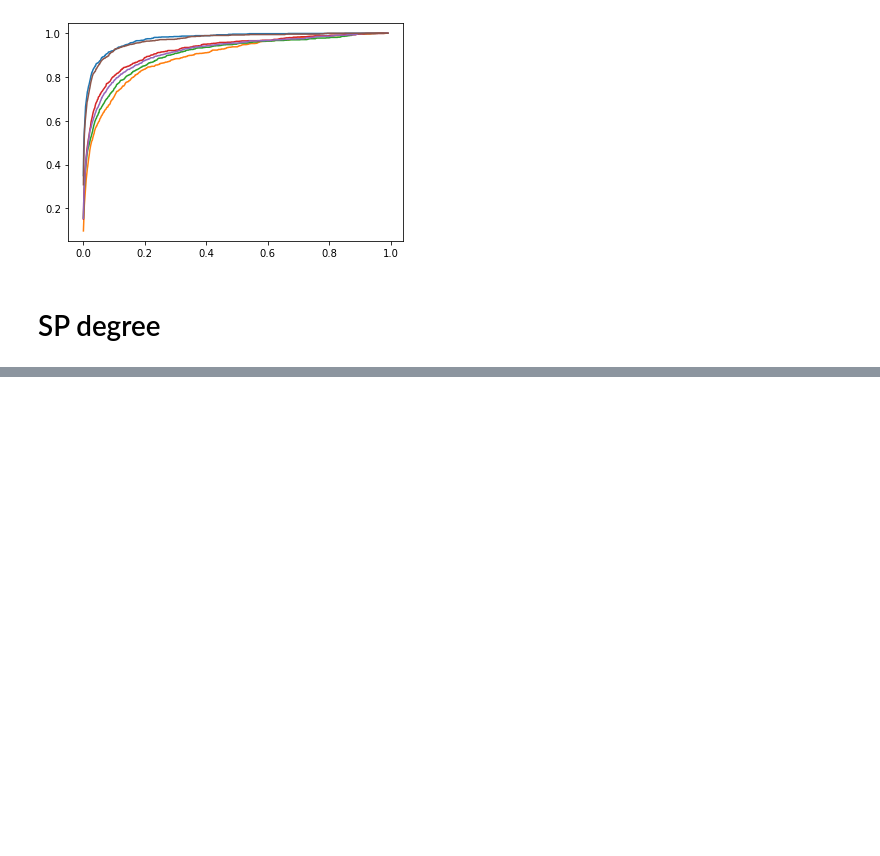
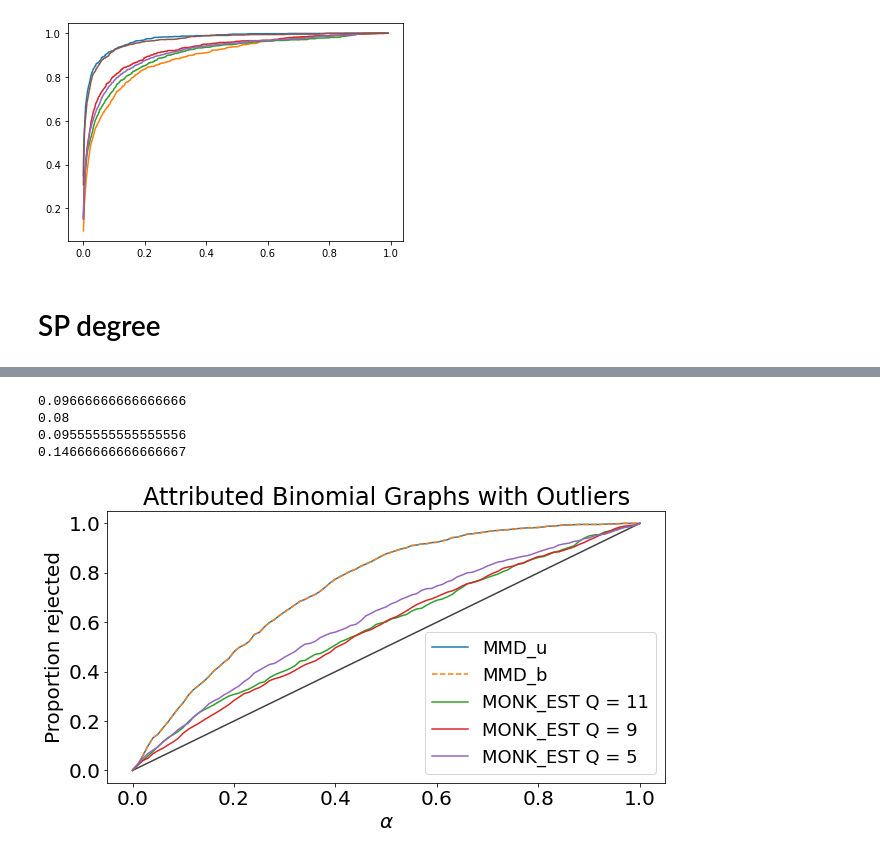
Before and after one commit to ragnarlevi/GTST, a Jupyter notebook: Analysis/Robust.ipynb, the cells around one changed output, grey strips where cells are left out. Drawn from its saved outputs; the diff is of its cells as text; code cells hidden in the pictures; blank space fills up the shorter version.

```diff
--- a/Analysis/Robust.ipynb
+++ b/Analysis/Robust.ipynb
@@ -96,0 +111,46 @@ Text(0.5, 0, 'alpha')
+# %%
+attributed_q_5 = pd.read_pickle('../data/Robust/attributed_q_5.pkl')
+attributed_q_9 = pd.read_pickle('../data/Robust/attributed_q_9.pkl')
+attributed_q_11 = pd.read_pickle('../data/Robust/attributed_q_11.pkl')
+plt.rcParams.update({'font.size': 20})
+
+alphas = np.linspace(start = 0, stop = 1, num = 101)
+MMD_u = []
+MMD_b = []
+MONK_EST_q_11 = []
+MONK_EST_q_9 = []
+MONK_EST_q_5 = []
+
+
+for alpha in alphas:
+
+    MMD_u.append(np.sum(attributed_q_11['MMD_u'] <= alpha)/attributed_q_11.shape[0])
+    MMD_b.append(np.sum(attributed_q_11['MMD_b'] <= alpha)/attributed_q_11.shape[0])
+    MONK_EST_q_11.append(np.sum(attributed_q_11['MONK_EST'] <= alpha)/attributed_q_11.shape[0])
+    MONK_EST_q_9.append(np.sum(attributed_q_9['MONK_EST'] <= alpha)/attributed_q_9.shape[0])
+    MONK_EST_q_5.append(np.sum(attributed_q_5['MONK_EST'] <= alpha)/attributed_q_5.shape[0])
+
+fig, ax = plt.subplots(1,1, figsize = (10,5))
+
+ax.plot(alphas, MMD_u, label = 'MMD_u')
+ax.plot(alphas, MMD_b, label = 'MMD_b', linestyle = 'dashed')
+ax.plot(alphas, MONK_EST_q_11, label = 'MONK_EST Q = 11')
+ax.plot(alphas, MONK_EST_q_9, label = 'MONK_EST Q = 9')
+ax.plot(alphas, MONK_EST_q_5, label = 'MONK_EST Q = 5')
+ax.plot([0,1], [0,1], alpha=0.75, zorder=0, color = 'black')
+ax.legend(prop={'size': 18})
+ax.set_title('Attributed Binomial Graphs with Outliers')
+ax.set_ylabel('Proportion rejected')
+ax.set_xlabel(r'$\alpha$')
+
+
+print(MONK_EST_q_11[np.where(alphas == 0.05)[0][0]])
+print(MONK_EST_q_9[np.where(alphas == 0.05)[0][0]])
+print(MONK_EST_q_5[np.where(alphas == 0.05)[0][0]])
+print(MMD_u[np.where(alphas == 0.05)[0][0]])
+# %% [output]
+0.09666666666666666
+0.08
+0.09555555555555556
+0.14666666666666667
+[figure, added]
```
Also changed, not shown: parts of 4 cells of this notebook, 18 other files.
